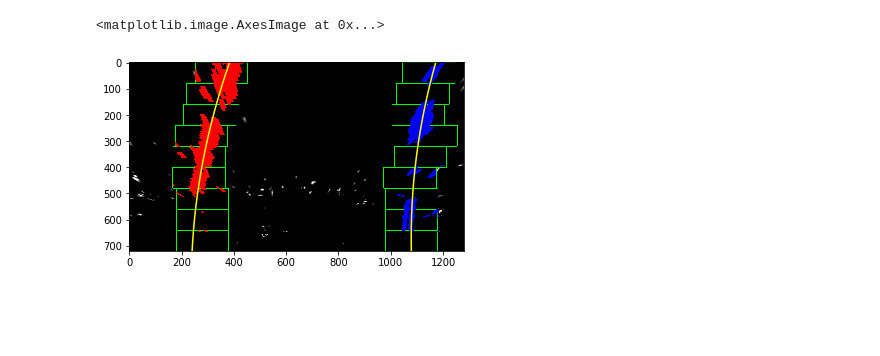
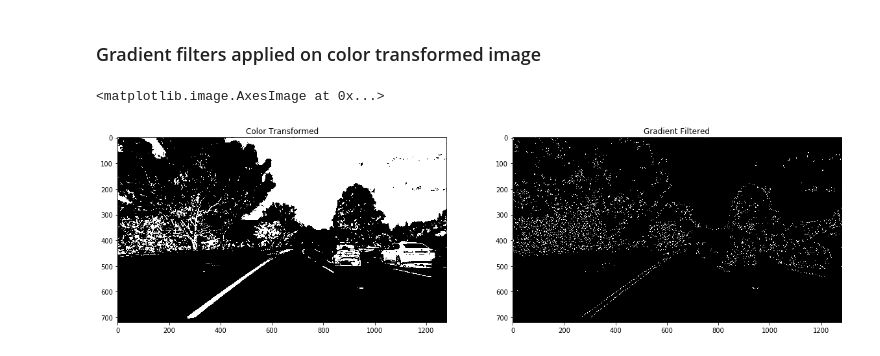
Before and after one commit to Rajat-Roy/CarND-Advanced-Lane-Lines, a Jupyter notebook: Advanced Lane Finding Project.ipynb, the cells around one changed output. Saved outputs shown, nothing was run; the diff lists cells and outputs as text; code cells hidden in the pictures; blank space fills up the shorter version.

```diff
--- a/Advanced Lane Finding Project.ipynb
+++ b/Advanced Lane Finding Project.ipynb
@@ -71,7 +94,21 @@ ax2.imshow(warped, cmap='gray')
-# %%
-import lane_detector
-out_img, left_fitx, right_fitx, ploty = lane_detector.fit_polynomial(warped)
-plt.imshow(helper.clip_image(out_img, 1))
-# %% [output]
-<matplotlib.image.AxesImage at 0x...>
-[figure, removed]
+# %% [markdown]
+### Gradient filters applied on color transformed image
+# %%
+# Define Kernel size and thresholds
+ksize=3
+sobel_thresh=(20, 100)
+mag_thresh=(30, 100)
+dir_thresh=(0.7, 1.3)
+
+thresh_filter.all_grad_filter(thresh_filter.color_transformed)
+
+# Plotting thresholded images
+f, axes = plt.subplots(1, 2, figsize=(20,10))
+axes[0].set_title('Color Transformed')
+axes[0].imshow(thresh_filter.color_transformed, cmap='gray')
+
+axes[1].set_title('Gradient Filtered')
+axes[1].imshow(thresh_filter.combined, cmap='gray')
+# %% [output]
+<matplotlib.image.AxesImage at 0x...>
+[figure, added]
```
Also changed, not shown: parts of 23 cells of this notebook, 19 other files.
